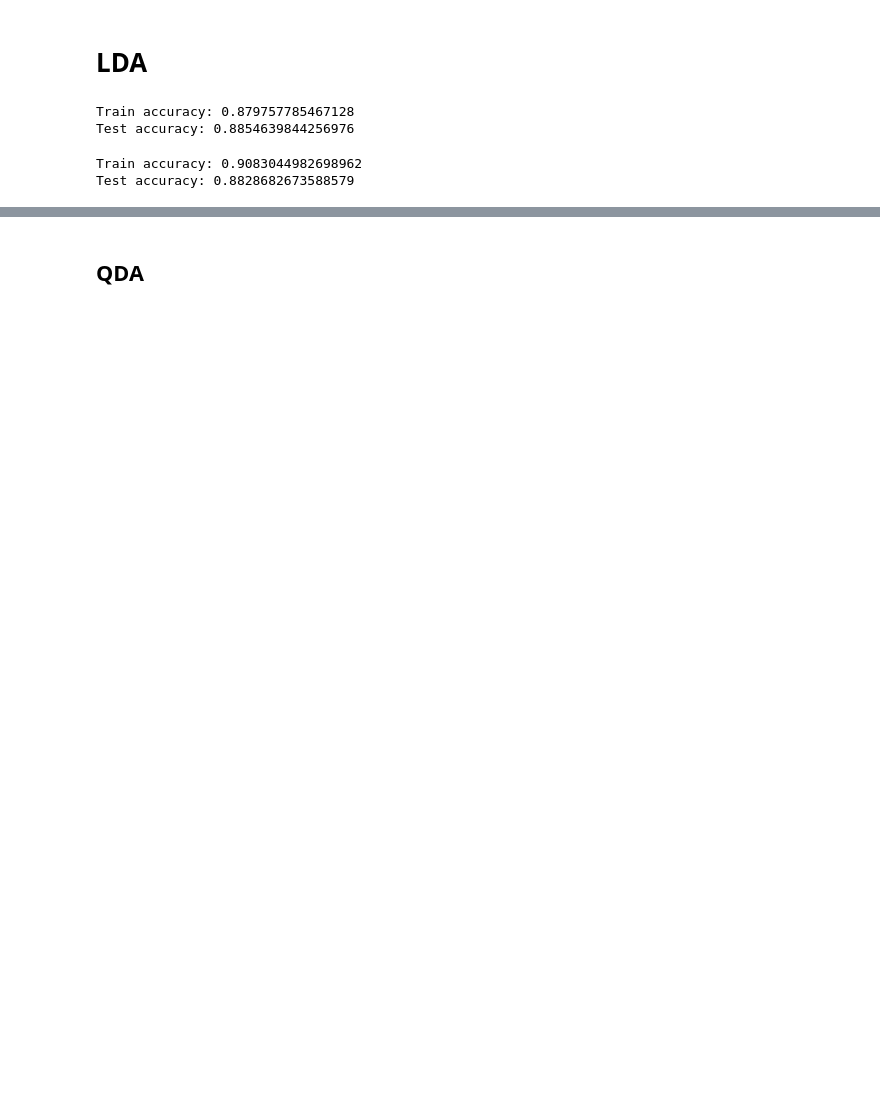
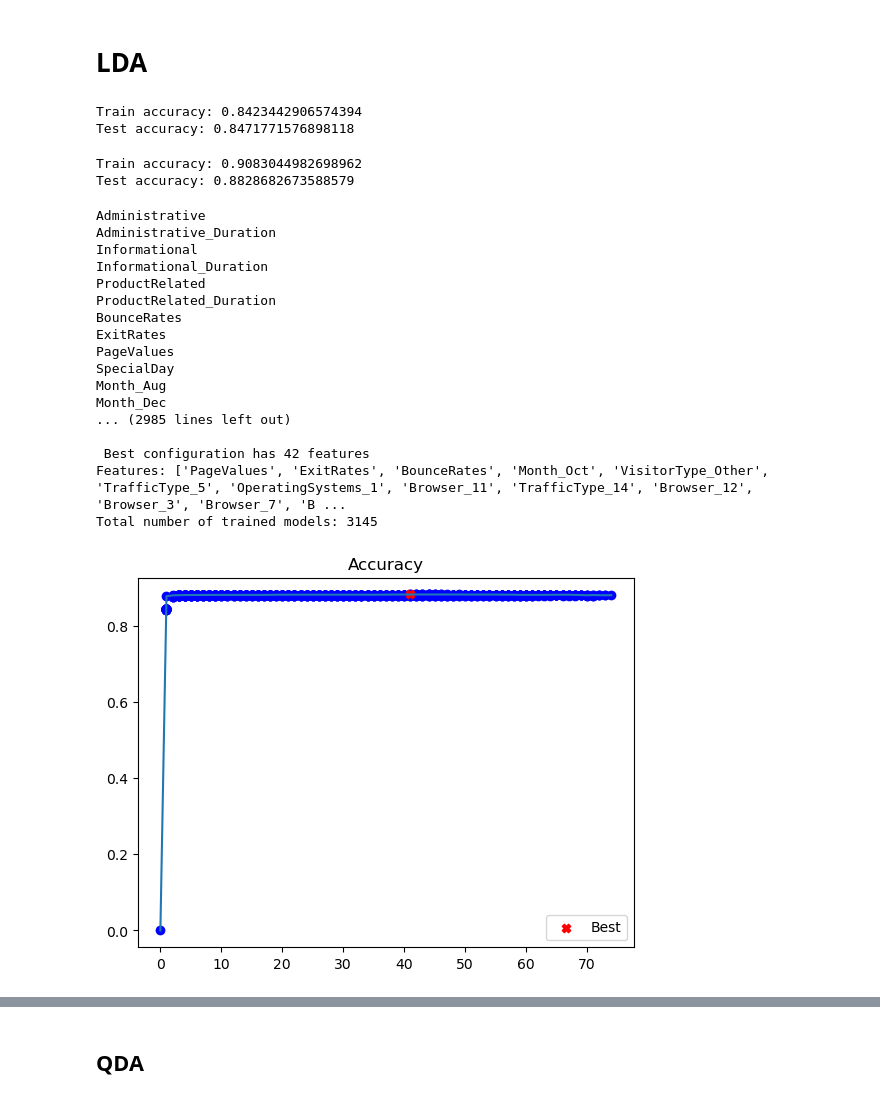
Before and after one commit to sararesta/ML-Homework, a Jupyter notebook: Classification.ipynb, the cells around one changed output, grey strips where cells are left out. Cells and saved outputs as stored; diff of their text form; code cells hidden in the pictures; blank space fills up the shorter version.

```diff
--- a/Classification.ipynb
+++ b/Classification.ipynb
@@ -343,7 +351,18 @@ LogisticRegression(C=0.05564444444444445, max_iter=1000, penalty='l1',
 # %%
-for beta, name in zip(betas, X_train_scaled.columns):
-    plt.plot(C_vals, beta, label=name)
-plt.legend()
-plt.xlabel("C=1/lambda")
-plt.ylabel("beta")
+model = LogisticRegression(solver='saga',penalty='l1',max_iter=1000)    # 2- hyperparams
+model.fit(X_train_scaled[features], y_train)                                # 3- model fitting
+y_predict = model.predict(X_test_scaled[features])                        # 4- model testing
+
+print("Train accuracy:", accuracy(y_train, model.predict(X_train_scaled[features])))
+print("Test accuracy:", accuracy(y_test, model.predict(X_test_scaled[features])))
+mask = np.where(model.coef_ != 0,True, False).reshape(len(features))
+features = np.array(features)
+filtered_features = features[mask]
+filtered_features
+
+model = LogisticRegression(solver='saga',penalty='l1',max_iter=1000)    # 2- hyperparams
+model.fit(X_train_scaled[filtered_features], y_train)                                # 3- model fitting
+y_predict = model.predict(X_test_scaled[filtered_features])
+print("Train accuracy:", accuracy(y_train, model.predict(X_train_scaled[filtered_features])))
+print("Test accuracy:", accuracy(y_test, model.predict(X_test_scaled[filtered_features])))
 # %% [output]
@@ -365,13 +382,13 @@ plt.ylabel("beta")
 # %%
 from sklearn.discriminant_analysis import LinearDiscriminantAnalysis as LDA
 model = LDA()
-model = model.fit(X_train_full, y_train)
+model = model.fit(X_train_full[['Administrative']], y_train)
 
-print("Train accuracy:", accuracy(y_train, model.predict(X_train_full)))
-print("Test accuracy:", accuracy(y_test, model.predict(X_test_full)))
+print("Train accuracy:", accuracy(y_train, model.predict(X_train_full[['Administrative']])))
+print("Test accuracy:", accuracy(y_test, model.predict(X_test_full[['Administrative']])))
 # %% [output]
-Train accuracy: 0.879757785467128
-Test accuracy: 0.8854639844256976
+Train accuracy: 0.8423442906574394
+Test accuracy: 0.8471771576898118
 # %%
 from sklearn.pipeline import Pipeline
 from sklearn.preprocessing import PolynomialFeatures
@@ -386,3 +403,33 @@ print("Test accuracy:", accuracy(y_test, model.predict(X_test_full)))
 # %% [output]
 Train accuracy: 0.9083044982698962
 Test accuracy: 0.8828682673588579
+# %%
+cv = 5
+#prima era 10!
+# qui sono stata costretta a togliere browser 9... Il motivo? bella domanda... ad un certo punto dava problemi
+forward_selection(X_train_scaled.drop(columns=['Browser_9']), y_train, X_test_scaled.drop(columns=['Browser_9']), y_test,"LDA",
+                  get_evaluator(make_scorer(accuracy)), np.argmax, # 2.
+                  get_cv_evaluator(make_scorer(accuracy), cv), np.argmax, # 3.
+                  get_cv_evaluator(make_scorer(accuracy), cv), np.argmax, # test
+                  candidates_scorer_name="Accuracy",
+                  subsets_scorer_name="Accuracy (CV)",
+                  verbose=True, weight_step3=cv)
+# %% [output]
+Administrative
+Administrative_Duration
+Informational
+Informational_Duration
+ProductRelated
+ProductRelated_Duration
+BounceRates
+ExitRates
+PageValues
+SpecialDay
+Month_Aug
+Month_Dec
+... (2985 lines left out)
+
+ Best configuration has 42 features
+Features: ['PageValues', 'ExitRates', 'BounceRates', 'Month_Oct', 'VisitorType_Other', 'TrafficType_5', 'OperatingSystems_1', 'Browser_11', 'TrafficType_14', 'Browser_12', 'Browser_3', 'Browser_7', 'B ...
+Total number of trained models: 3145
+[figure, added]
```
Also changed, not shown: parts of 18 cells of this notebook.
